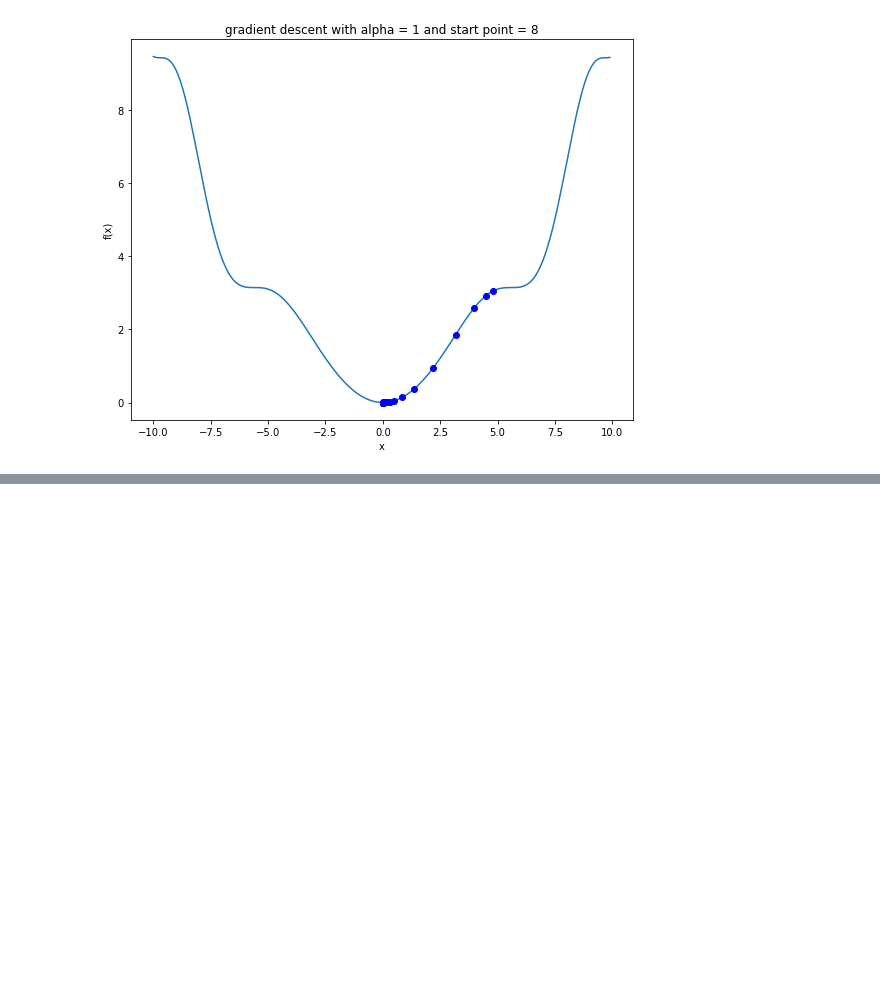
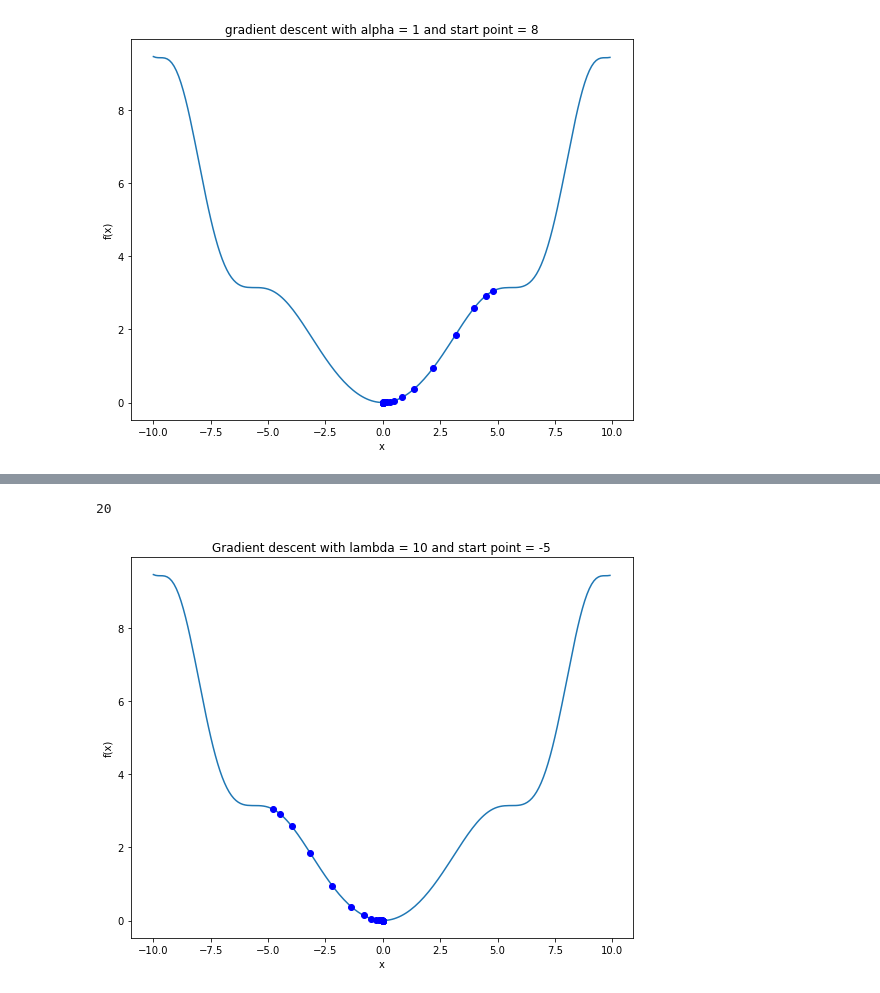
Before and after one commit to raushan9jnv/Pratice-Gradient-Descent, a Jupyter notebook: Pratice_Gradient_Descent_.ipynb, the cells around one changed output, grey strips where cells are left out. Cells and saved outputs as stored; diff of their text form; code cells hidden in the pictures; blank space fills up the shorter version.

```diff
--- a/Pratice_Gradient_Descent_.ipynb
+++ b/Pratice_Gradient_Descent_.ipynb
@@ -86,0 +126,10 @@ plotf(x,grad_output[1],"gradient descent with alpha = 1 and start point = 8")
+# %%
+grad_output[2]
+# %% [output]
+20
+# %%
+#initial value x1 = -5 and learn rate lambda = 10
+grad_output = grad_descent(derivative,-5,1)
+plotf(x,grad_output[1],"Gradient descent with lambda = 10 and start point = -5")
+# %% [output]
+[figure, added]
```
Also changed, not shown: parts of 5 cells of this notebook.
